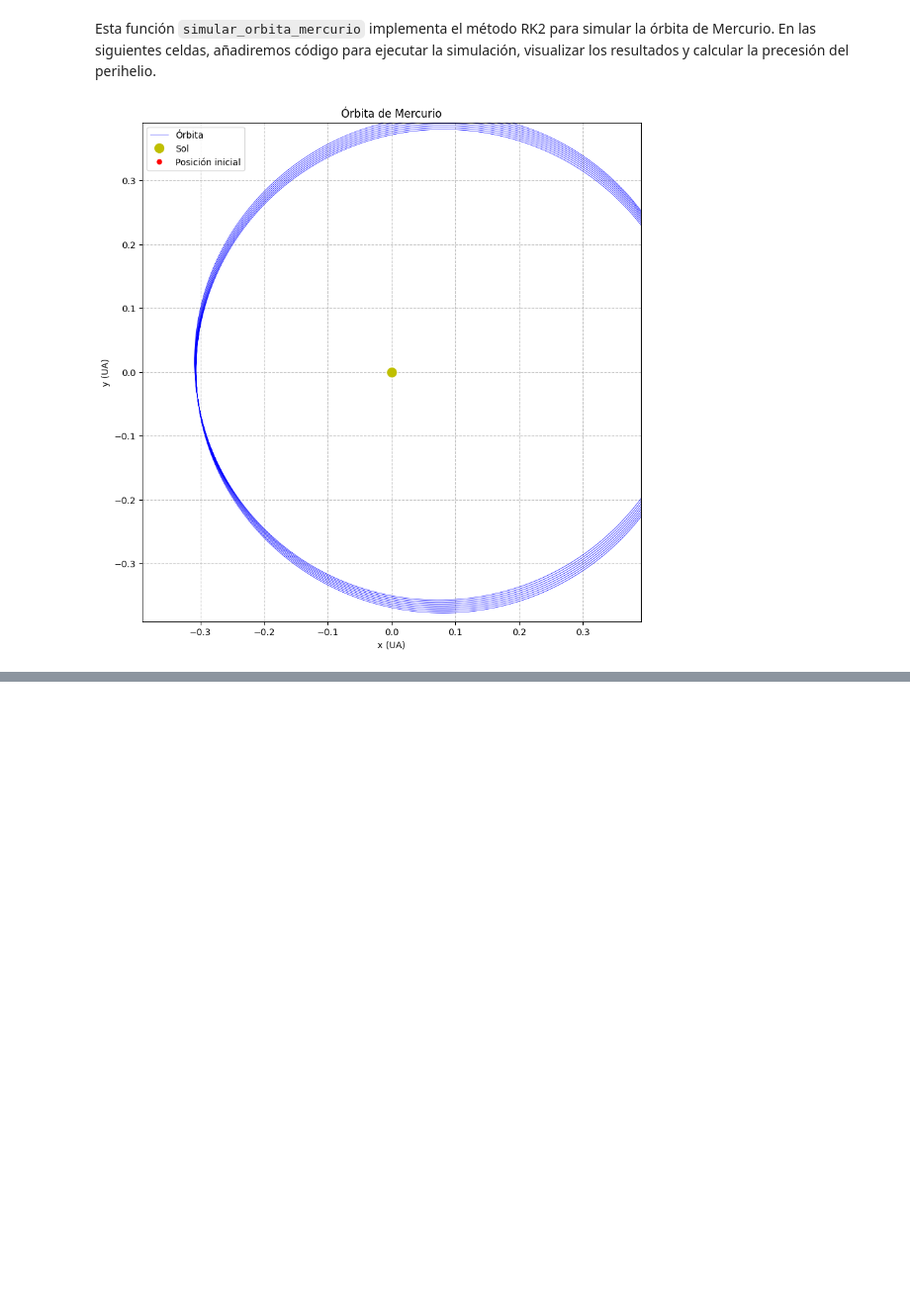
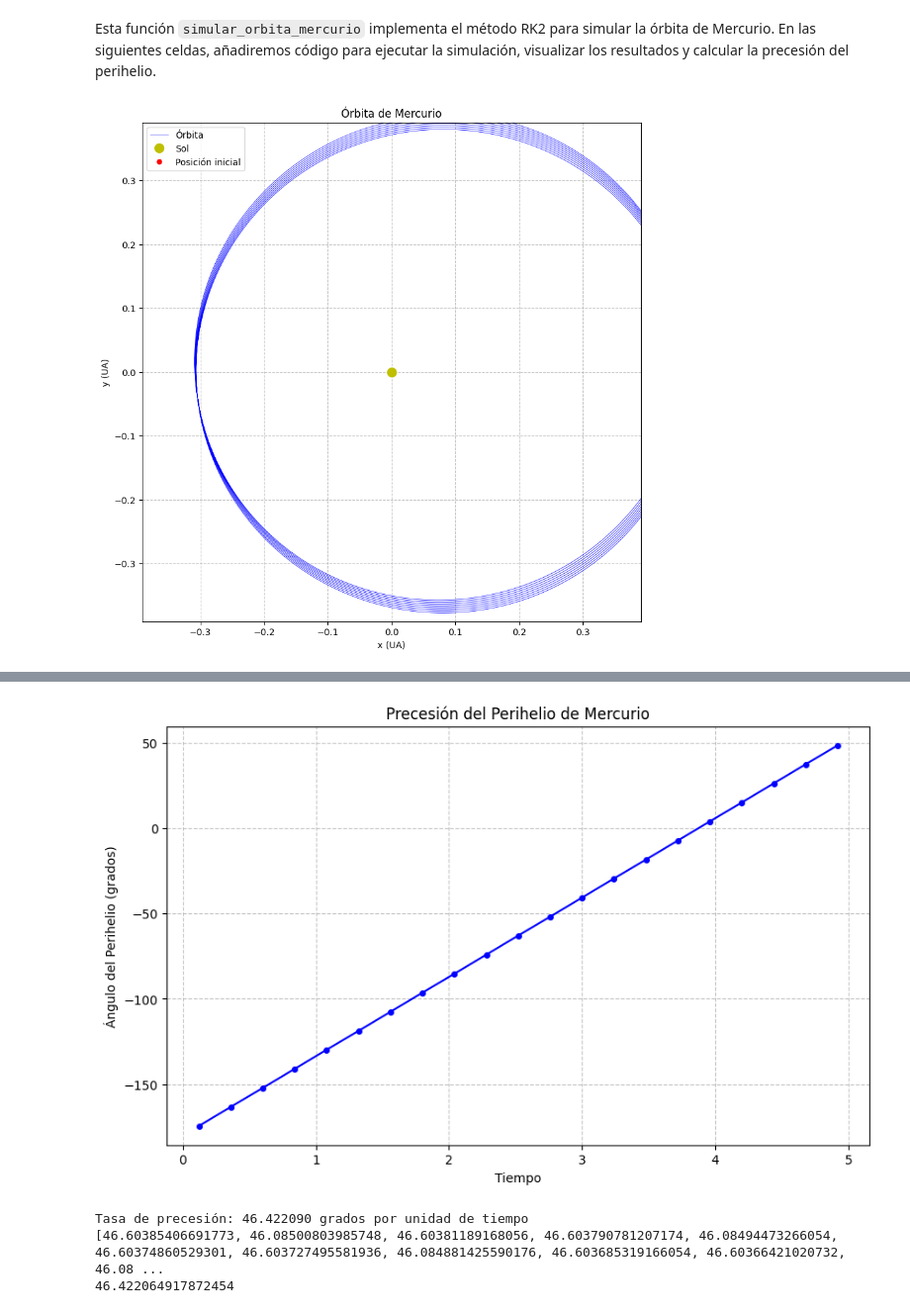
Before and after one commit to BrianDL/fisica_computacional, a Jupyter notebook: 2 - Perihelio de Mercurio/simulacion_mercurio.ipynb, the cells around one changed output, grey strips where cells are left out. Shown at 99% size. Drawn from its saved outputs; the diff is of its cells as text; code cells hidden in the pictures; blank space fills up the shorter version.

```diff
--- a/2 - Perihelio de Mercurio/simulacion_mercurio.ipynb
+++ b/2 - Perihelio de Mercurio/simulacion_mercurio.ipynb
@@ -143,0 +137,63 @@ Para alpha = 0.001, la precesión es de 3912546.34 segundos de arco por siglo.
+# %%
+import matplotlib.pyplot as plt
+import math
+
+def plot_precesion_perihelio(tiempos, posiciones, titulo="Precesión del Perihelio de Mercurio"):
+    perihelios = []
+    tiempos_perihelio = []
+
+    # Encontrar los perihelios
+    for i in range(1, len(posiciones) - 1):
+        r_prev = math.sqrt(posiciones[i-1][0]**2 + posiciones[i-1][1]**2)
+        r_curr = math.sqrt(posiciones[i][0]**2 + posiciones[i][1]**2)
+        r_next = math.sqrt(posiciones[i+1][0]**2 + posiciones[i+1][1]**2)
+
+        if r_curr < r_prev and r_curr < r_next:
+            perihelios.append(posiciones[i])
+            tiempos_perihelio.append(tiempos[i])
+
+    # Calcular los ángulos de los perihelios
+    angulos = [math.atan2(p[1], p[0]) for p in perihelios]
+
+    # Convertir ángulos a grados
+    angulos_grados = [math.degrees(a) for a in angulos]
+
+    for i in range(1, len(angulos_grados)):
+        while angulos_grados[i-1] > angulos_grados[i]:
+            angulos_grados[i] += 360
+
+    # Crear la figura y los ejes
+    fig, ax = plt.subplots(figsize=(10, 6))
+
+    # Plotear los ángulos de los perihelios vs tiempo
+    ax.plot(tiempos_perihelio, angulos_grados, 'bo-', markersize=4)
+
+    # Configurar etiquetas y título
+    ax.set_xlabel('Tiempo')
+    ax.set_ylabel('Ángulo del Perihelio (grados)')
+    ax.set_title(titulo)
+
+    # Añadir una cuadrícula
+    ax.grid(True, linestyle='--', alpha=0.7)
+
+    # Mostrar el gráfico
+    plt.show()
+
+    # Calcular y mostrar la tasa de precesión
+    if len(angulos_grados) > 1:
+        tiempo_total = tiempos_perihelio[-1] - tiempos_perihelio[0]
+        precesion_total = angulos_grados[-1] - angulos_grados[0]
+        tasa_precesion = precesion_total / tiempo_total
+        print(f"Tasa de precesión: {tasa_precesion:.6f} grados por unidad de tiempo")
+
+# Ejemplo de uso:
+# Primero, ejecutamos la simulación
+tiempos, posiciones, velocidades = simular_orbita_mercurio(alpha=0.004, iteraciones=100000, delta_t=0.00005)
+
+# Luego, ploteamos la precesión del perihelio
+plot_precesion_perihelio(tiempos, posiciones)
+# %% [output]
+[figure, added]
+Tasa de precesión: 46.422090 grados por unidad de tiempo
+[46.60385406691773, 46.08500803985748, 46.60381189168056, 46.603790781207174, 46.08494473266054, 46.60374860529301, 46.603727495581936, 46.084881425590176, 46.603685319166054, 46.60366421020732, 46.08 ...
+46.422064917872454
```
Also changed, not shown: parts of 2 cells of this notebook.
